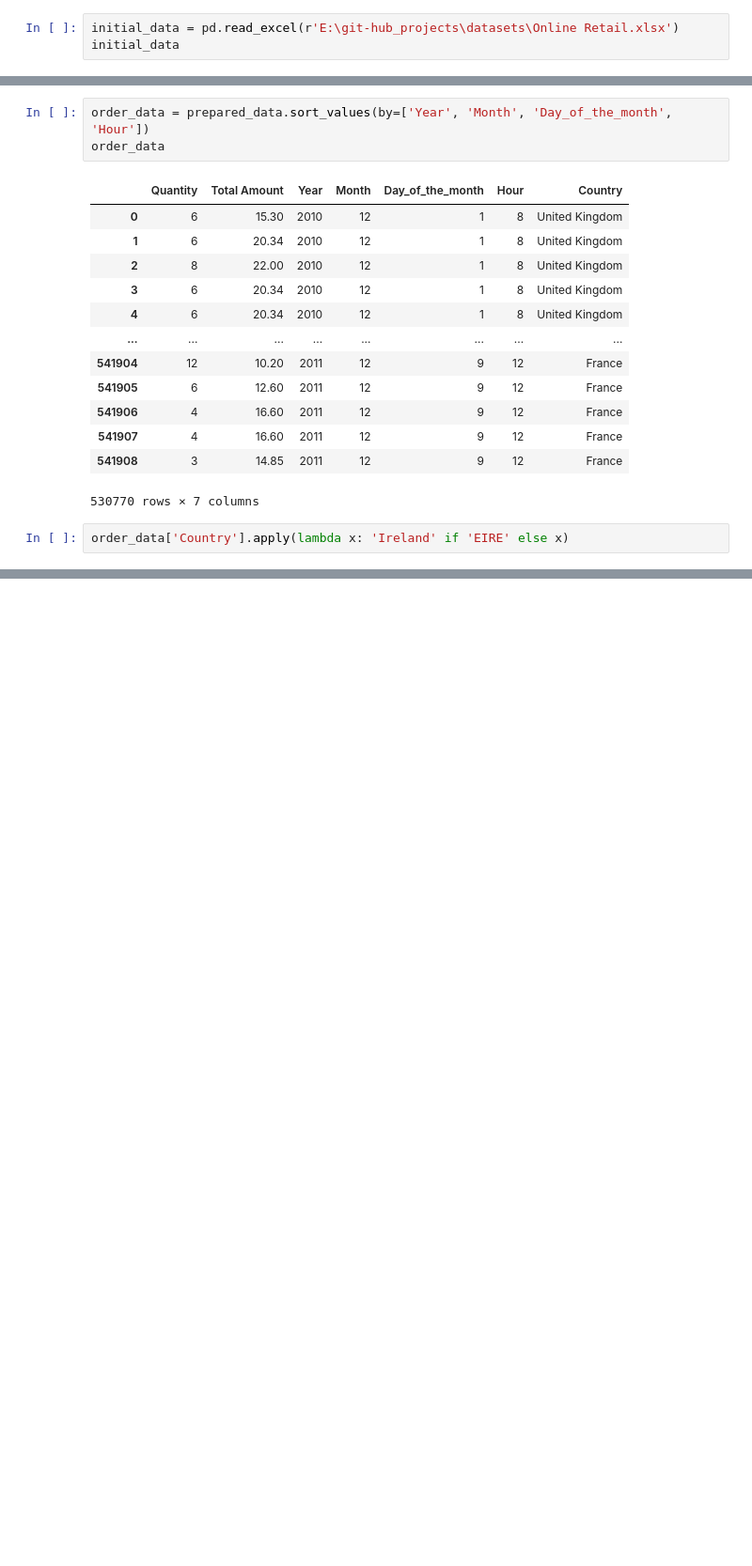
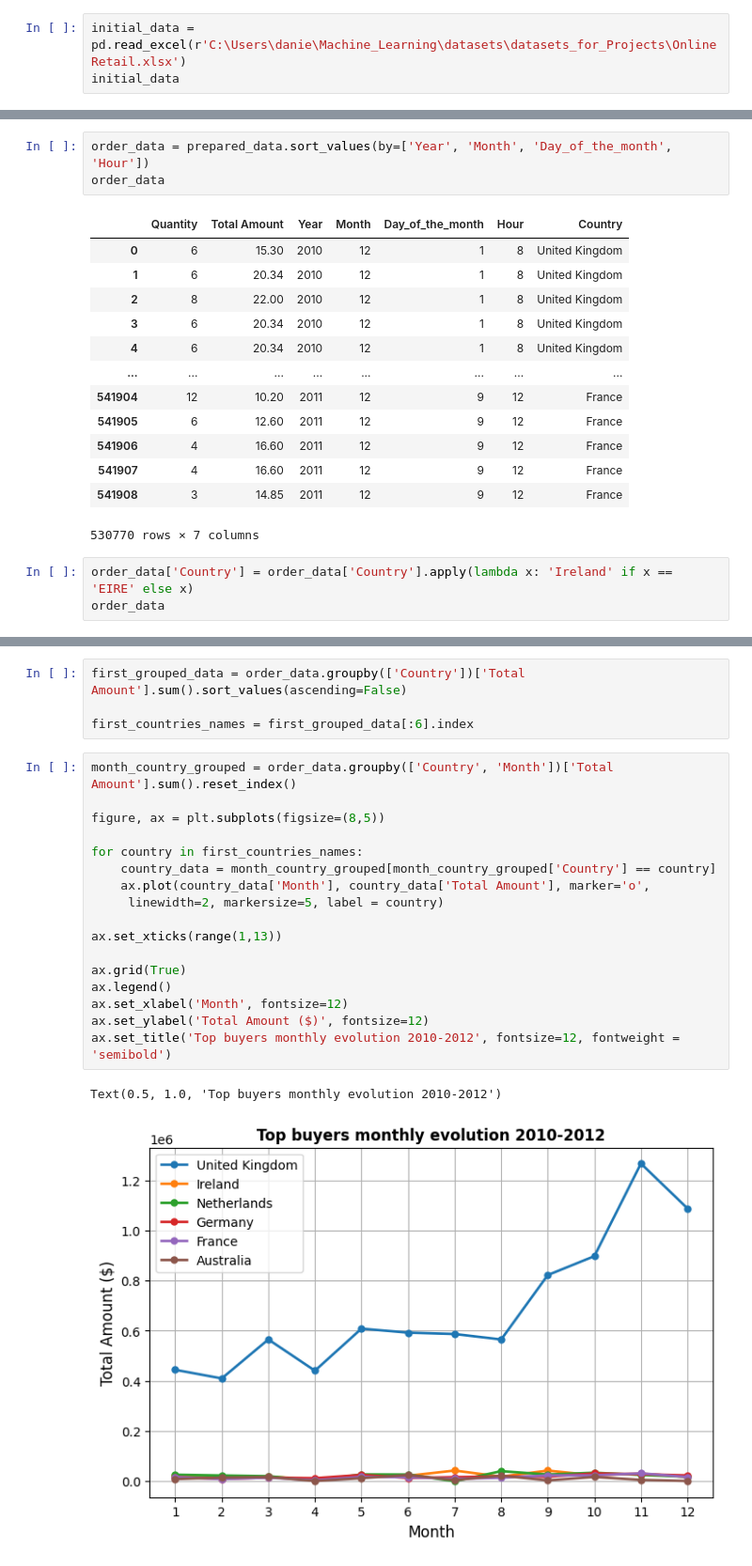
Before and after one commit to danielcamacho9712/E-commerce_Data_cleaning-exploration, a Jupyter notebook: project_data_cleaning.ipynb, the cells around one changed output, grey strips where cells are left out. Shown: that part at 94% size. Drawn from its saved outputs; the diff is of its cells as text; blank space fills up the shorter version.

Commit message:
Finishing the graphs

```diff
--- a/project_data_cleaning.ipynb
+++ b/project_data_cleaning.ipynb
@@ -8,7 +8,7 @@ import matplotlib.pyplot as plt
 # %% [markdown]
 *Importing the data*
 # %%
-initial_data = pd.read_excel(r'E:\git-hub_projects\datasets\Online Retail.xlsx')
+initial_data = pd.read_excel(r'C:\Users\danie\Machine_Learning\datasets\datasets_for_Projects\Online Retail.xlsx')
 initial_data
 # %% [output]
 |  | InvoiceNo | StockCode | Description | Quantity | InvoiceDate | UnitPrice | CustomerID | Country |
@@ -247,5 +247,6 @@ order_data
 | 541908 | 3 | 14.85 | 2011 | 12 | 9 | 12 | France |
 530770 rows × 7 columns
 # %%
-order_data['Country'].apply(lambda x: 'Ireland' if 'EIRE' else x)
+order_data['Country'] = order_data['Country'].apply(lambda x: 'Ireland' if x == 'EIRE' else x)
+order_data
 # %% [output]
@@ -322,0 +268,24 @@ plt.yticks(fontsize=12)
+# %%
+first_grouped_data = order_data.groupby(['Country'])['Total Amount'].sum().sort_values(ascending=False)
+
+first_countries_names = first_grouped_data[:6].index
+# %%
+month_country_grouped = order_data.groupby(['Country', 'Month'])['Total Amount'].sum().reset_index()
+
+figure, ax = plt.subplots(figsize=(8,5))
+
+for country in first_countries_names:
+    country_data = month_country_grouped[month_country_grouped['Country'] == country]
+    ax.plot(country_data['Month'], country_data['Total Amount'], marker='o',
+     linewidth=2, markersize=5, label = country)
+
+ax.set_xticks(range(1,13))
+
+ax.grid(True)
+ax.legend()
+ax.set_xlabel('Month', fontsize=12)
+ax.set_ylabel('Total Amount ($)', fontsize=12)
+ax.set_title('Top buyers monthly evolution 2010-2012', fontsize=12, fontweight = 'semibold')
+# %% [output]
+Text(0.5, 1.0, 'Top buyers monthly evolution 2010-2012')
+[figure, added]
```
Also changed, not shown: parts of 9 cells of this notebook.
